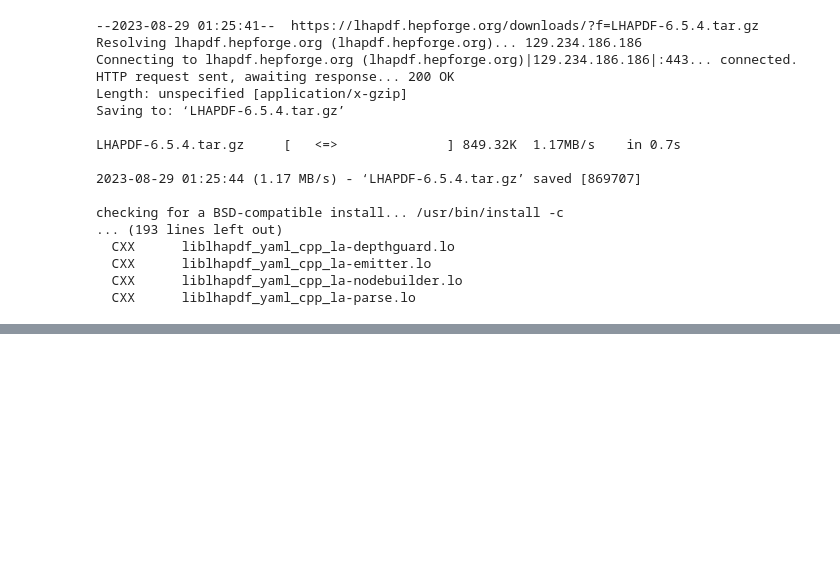
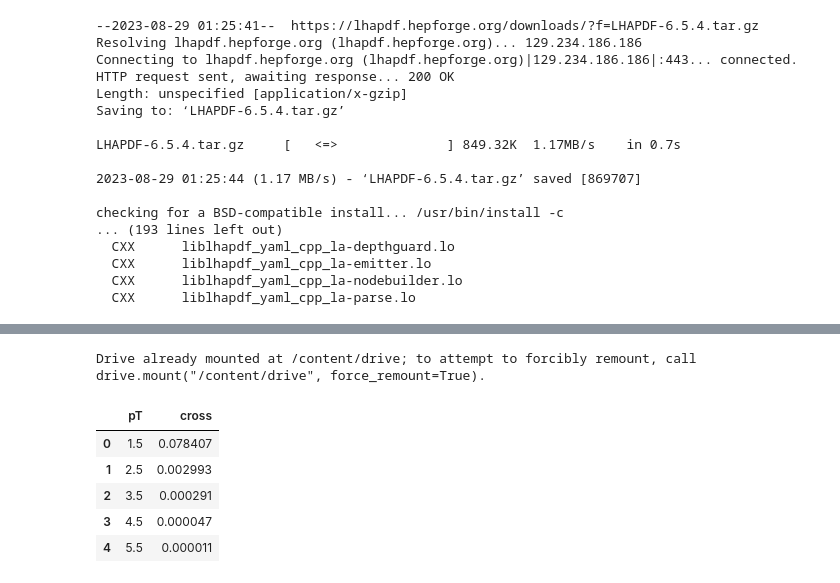
Before and after one commit to subhparasara/subhparasara, a Jupyter notebook: my_code.ipynb, the cells around one changed output, grey strips where cells are left out. Drawn from its saved outputs; the diff is of its cells as text; code cells hidden in the pictures; blank space fills up the shorter version.

```diff
--- a/my_code.ipynb
+++ b/my_code.ipynb
@@ -33,0 +132,13 @@ checking for a BSD-compatible install... /usr/bin/install -c
+# %%
+def alpha(Q):
+    mb = 4.5
+    if(Q <= mb):
+        nf = 4
+        lam_QCD = 0.215
+    else:
+        nf = 5
+        lam_QCD = 0.165
+
+    b0 = 11.0 - 2.0/3.0*nf
+    tt = 2.0*np.log(Q/lam_QCD)
+    return 4.0*np.pi/(b0*tt)
@@ -33,0 +219,23 @@ checking for a BSD-compatible install... /usr/bin/install -c
+# %%
+def dist_vegas(roots, pT, scale):
+    convert = 0.389
+    def cross_before(val):
+        xa = val[0]
+        zc = val[1]
+        y  = val[2]
+        return sigma(xa, zc, y, roots, pT, scale)
+
+    ymin = -0.35; ymax = 0.35; dY = ymax - ymin
+    integ = vegas.Integrator([[0, 1], [0, 1], [ymin, ymax]])
+    result = integ(cross_before, nitn=10, neval=10000)
+    return convert/dY*result.mean
+# %%
+roots = 200.
+pT_a = [1.5, 2.5, 3.5, 4.5, 5.5, 6.5, 7.5, 8.5, 9.5, 10.5, 11.5, 12.5, 13.5, 14.5, 15.5, 16.5, 17.5, 18.5, 19.5]
+num0 = len(pT_a)
+cross = [0.]*num0
+for i in range(num0):
+    pT = pT_a[i]
+    scale = pT
+    cross[i] = dist_vegas(roots, pT, scale)
+    print('%0.3e\t %0.3e' %(pT, cross[i]))
@@ -33,0 +262,23 @@ checking for a BSD-compatible install... /usr/bin/install -c
+# %%
+from google.colab import drive
+drive.mount('/content/drive')
+import sys
+sys.path.append('/content/drive/MyDrive/TIDC_Autumn_School_NTU/TIDC_NTU')
+# %% [output]
+Drive already mounted at /content/drive; to attempt to forcibly remount, call drive.mount("/content/drive", force_remount=True).
+# %%
+df = pd.DataFrame({
+    "pT": pT_a,
+    "cross": cross})
+df.to_csv('python_thy.csv', index=False)
+
+# prepare for plots
+python_thy = pd.read_csv('python_thy.csv')
+python_thy.head()
+# %% [output]
+|  | pT | cross |
+| 0 | 1.5 | 0.078407 |
+| 1 | 2.5 | 0.002993 |
+| 2 | 3.5 | 0.000291 |
+| 3 | 4.5 | 0.000047 |
+| 4 | 5.5 | 0.000011 |
```
Also changed, not shown: parts of 13 cells of this notebook.
